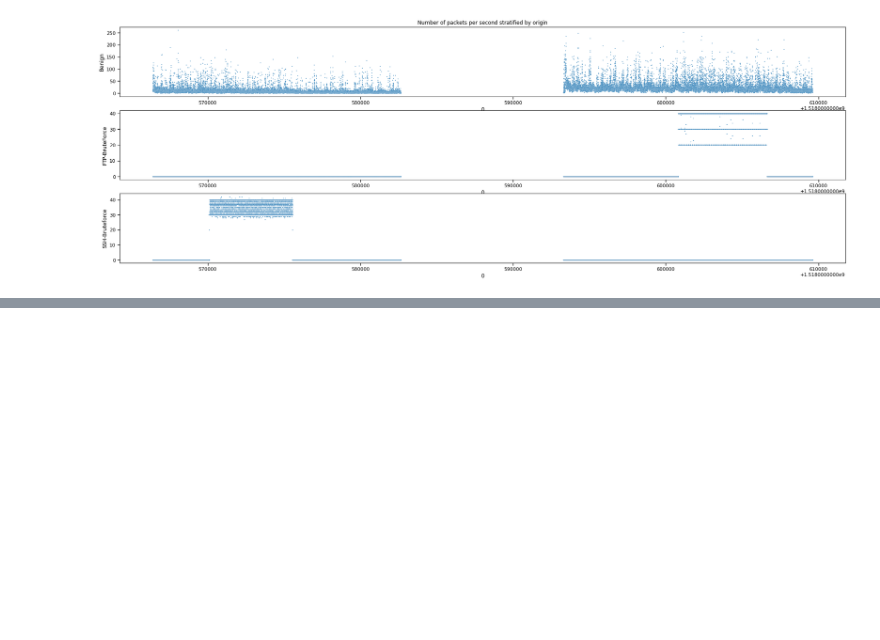
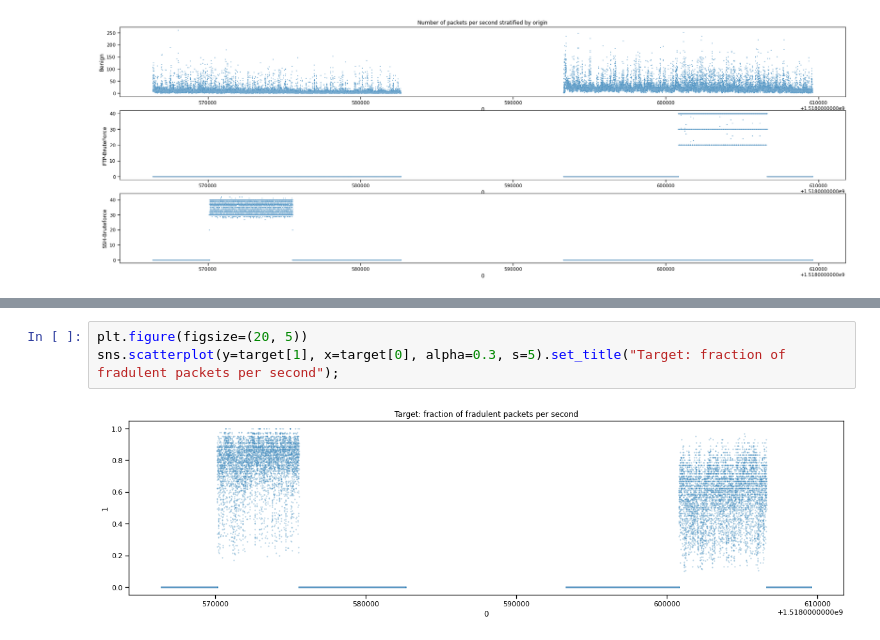
Before and after one commit to vandenbroecksebastiaan/network_intrusion, a Jupyter notebook: exploration.ipynb, the cells around one changed output, grey strips where cells are left out. Cells and saved outputs as stored; diff of their text form; blank space fills up the shorter version.

Commit message:
packet timestamp check

```diff
--- a/exploration.ipynb
+++ b/exploration.ipynb
@@ -188,0 +201,5 @@ dtype: object int64
+# %%
+plt.figure(figsize=(20, 5))
+sns.scatterplot(y=target[1], x=target[0], alpha=0.3, s=5).set_title("Target: fraction of fradulent packets per second");
+# %% [output]
+[figure, added]
```
Also changed, not shown: parts of 3 cells of this notebook, 1 other file.
